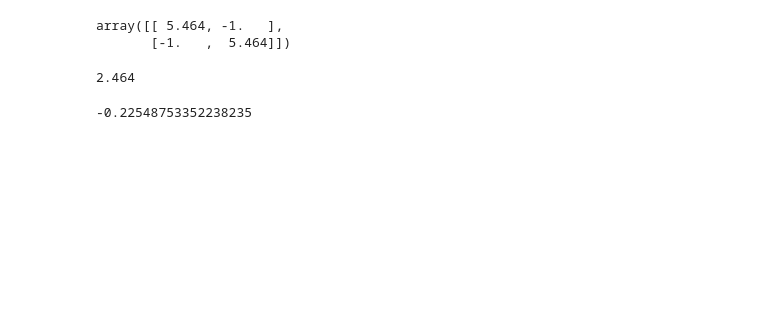
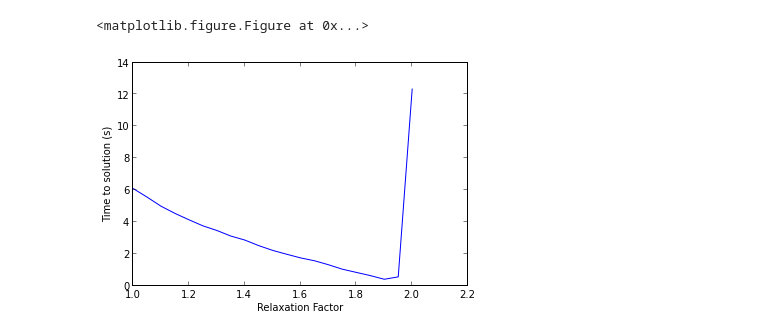
Before and after one commit to janvonrickenbach/Cfd_fundamentals, a Jupyter notebook: Cfd_fund.ipynb, the cells around one changed output. Saved outputs shown, nothing was run; the diff lists cells and outputs as text; code cells hidden in the pictures; blank space fills up the shorter version.

```diff
--- a/Cfd_fund.ipynb
+++ b/Cfd_fund.ipynb
@@ -473,2 +514,22 @@ pl.loglog(grids,1./np.array(grids)**2*3**2*error[0])
+# %%
+relaxations = np.linspace(1.0,2.0,21)
+timings = []
+errors = []
+for relax in relaxations:
+    error,time= solver_tests(65,65,1E-8,relax,"sor",plot=False)
+    timings.append(time)
+    errors.append(max(error))
+
+pl.gcf().savefig("report/figs/relax_sor.eps")
+# %% [output]
+<matplotlib.figure.Figure at 0x...>
+# %%
+pl.plot(relaxations,timings)
+ax=pl.gca()
+ax.set_xlabel("Relaxation Factor")
+ax.set_ylabel("Time to solution (s)")
+pl.gcf().savefig("report/figs/relax_factor.eps")
+# %% [output]
+[figure, added]
 # %%
 cp /home/jan/Downloads/GhiaEtAl-* .
@@ -478,13 +535,0 @@ A=np.array([[2*(1+rho),-1],[-1,2*(1+rho)]])
-# %%
-A
-# %% [output]
-array([[ 5.464, -1.   ],
-       [-1.   ,  5.464]])
-# %%
-1-2*(1-rho)
-# %% [output]
-2.464
-# %%
--3.14**2*2*np.sin(0.33)*np.sin(0.33)*0.33*0.33
-# %% [output]
--0.22548753352238235
```
Also changed, not shown: parts of 23 cells of this notebook, 7 other files.
